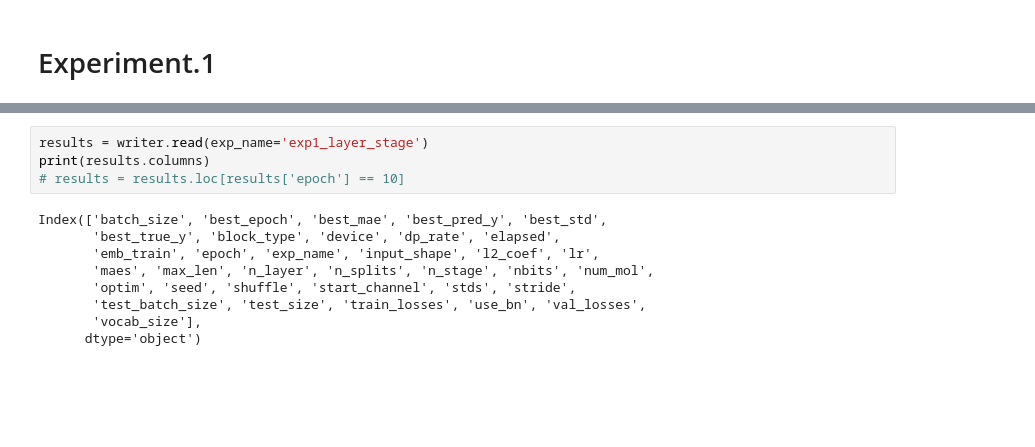
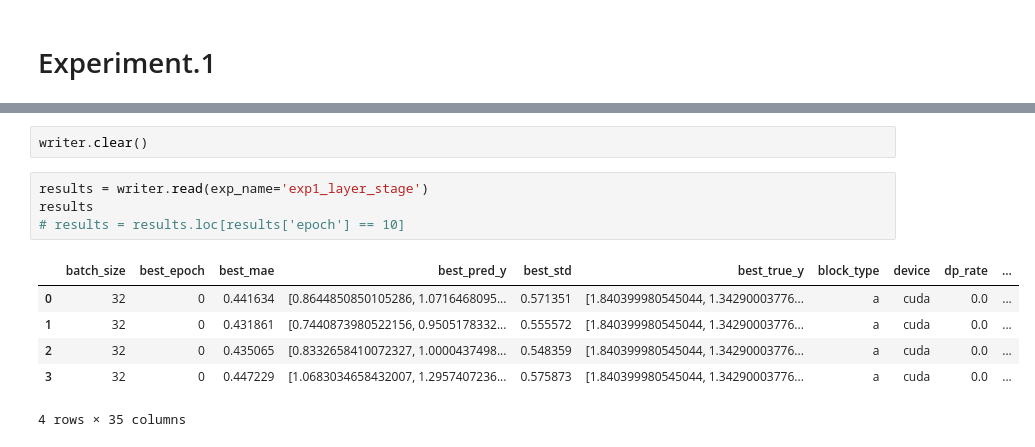
Before and after one commit to heartcored98/CH485_AI_Chemistry, a Jupyter notebook: Practice4_Tox21_CNN/Assignment4_logP_CNN.ipynb, the cells around one changed output, grey strips where cells are left out. Saved outputs shown, nothing was run; the diff lists cells and outputs as text; blank space fills up the shorter version.

```diff
--- a/Practice4_Tox21_CNN/Assignment4_logP_CNN.ipynb
+++ b/Practice4_Tox21_CNN/Assignment4_logP_CNN.ipynb
@@ -408,13 +360,13 @@ class Writer2():
+# %%
+writer.clear()
 # %%
 results = writer.read(exp_name='exp1_layer_stage')
-print(results.columns)
+results
 # results = results.loc[results['epoch'] == 10]
 # %% [output]
+|  | batch_size | best_epoch | best_mae | best_pred_y | best_std | best_true_y | block_type | device | dp_rate | ... |
+| 0 | 32 | 0 | 0.441634 | [0.8644850850105286, 1.0716468095... | 0.571351 | [1.840399980545044, 1.34290003776... | a | cuda | 0.0 | ... |
+| 1 | 32 | 0 | 0.431861 | [0.7440873980522156, 0.9505178332... | 0.555572 | [1.840399980545044, 1.34290003776... | a | cuda | 0.0 | ... |
+| 2 | 32 | 0 | 0.435065 | [0.8332658410072327, 1.0000437498... | 0.548359 | [1.840399980545044, 1.34290003776... | a | cuda | 0.0 | ... |
+| 3 | 32 | 0 | 0.447229 | [1.0683034658432007, 1.2957407236... | 0.575873 | [1.840399980545044, 1.34290003776... | a | cuda | 0.0 | ... |
-Index(['batch_size', 'best_epoch', 'best_mae', 'best_pred_y', 'best_std',
-       'best_true_y', 'block_type', 'device', 'dp_rate', 'elapsed',
-       'emb_train', 'epoch', 'exp_name', 'input_shape', 'l2_coef', 'lr',
-       'maes', 'max_len', 'n_layer', 'n_splits', 'n_stage', 'nbits', 'num_mol',
-       'optim', 'seed', 'shuffle', 'start_channel', 'stds', 'stride',
-       'test_batch_size', 'test_size', 'train_losses', 'use_bn', 'val_losses',
-       'vocab_size'],
-      dtype='object')
+4 rows × 35 columns
```
Also changed, not shown: parts of 5 cells of this notebook, 1 other file.
